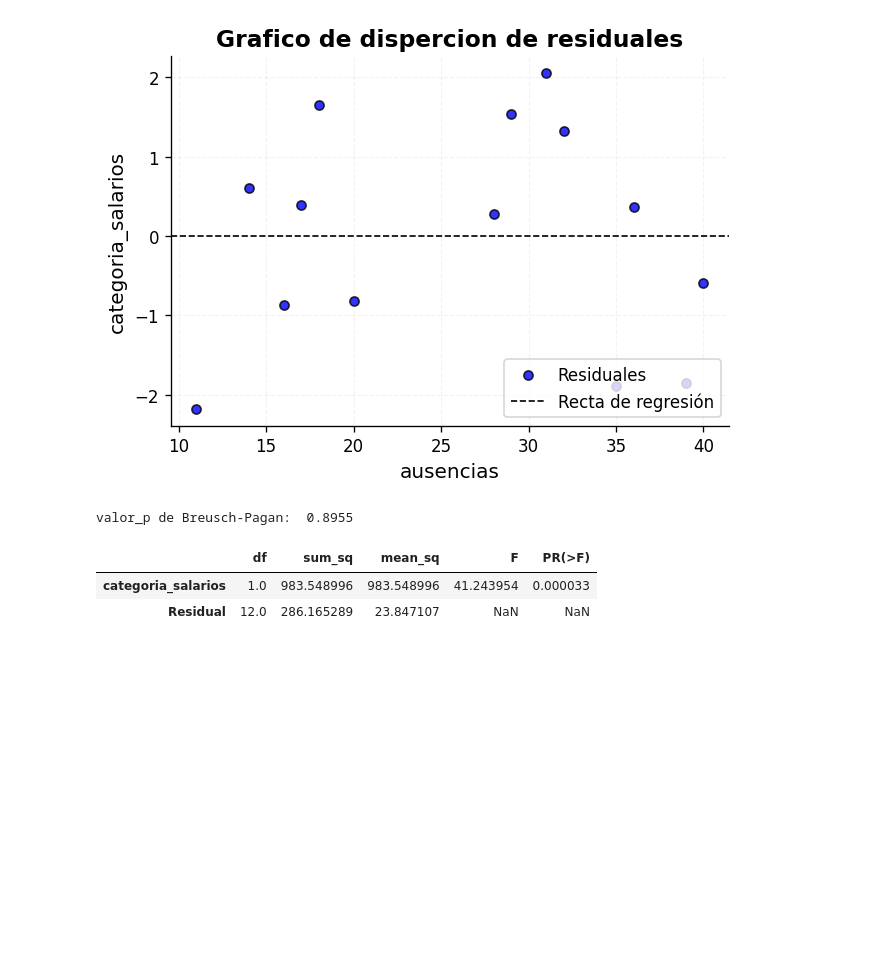
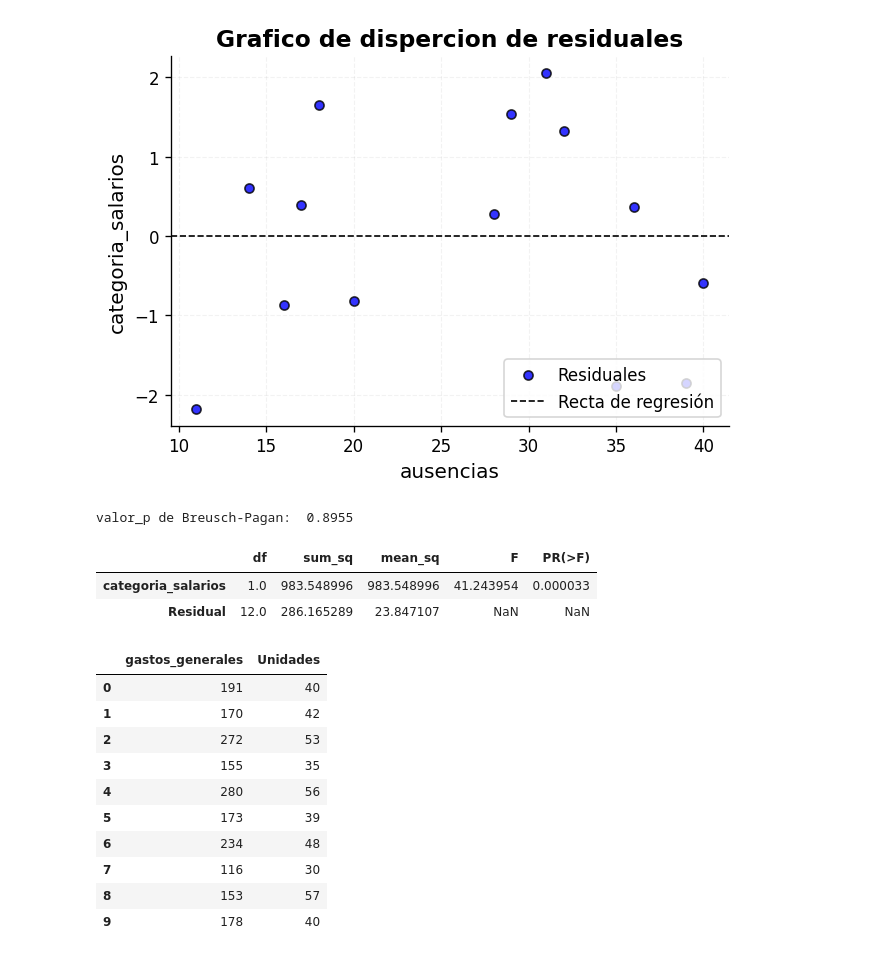
Before and after one commit to joshirdzdel-svg/estadisticainferencial2026A, a Jupyter notebook: untitled0.ipynb, the cells around one changed output. Cells and saved outputs as stored; diff of their text form; code cells hidden in the pictures; blank space fills up the shorter version.

```diff
--- a/untitled0.ipynb
+++ b/untitled0.ipynb
@@ -853,3 +853,20 @@ tabla_anova
 |  | df | sum_sq | mean_sq | F | PR(>F) |
 | categoria_salarios | 1.0 | 983.548996 | 983.548996 | 41.243954 | 0.000033 |
 | Residual | 12.0 | 286.165289 | 23.847107 | NaN | NaN |
+# %%
+import pandas as pd
+link_csv = "https://raw.githubusercontent.com/joshirdzdel-svg/estadisticainferencial2026A/refs/heads/main/Problemario/Problemario_3"
+df = pd.read_csv(link_csv)
+df
+# %% [output]
+|  | gastos_generales | Unidades |
+| 0 | 191 | 40 |
+| 1 | 170 | 42 |
+| 2 | 272 | 53 |
+| 3 | 155 | 35 |
+| 4 | 280 | 56 |
+| 5 | 173 | 39 |
+| 6 | 234 | 48 |
+| 7 | 116 | 30 |
+| 8 | 153 | 57 |
+| 9 | 178 | 40 |
```
Also changed, not shown: parts of 3 cells of this notebook.
